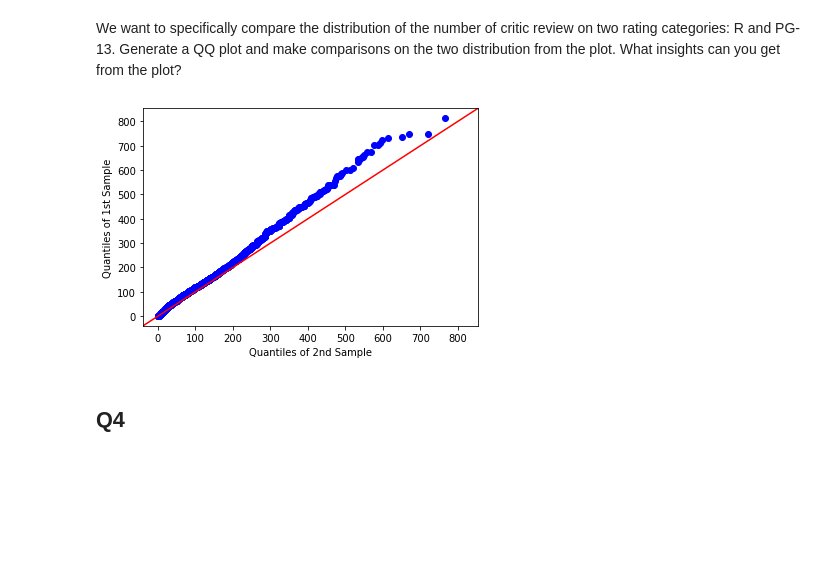
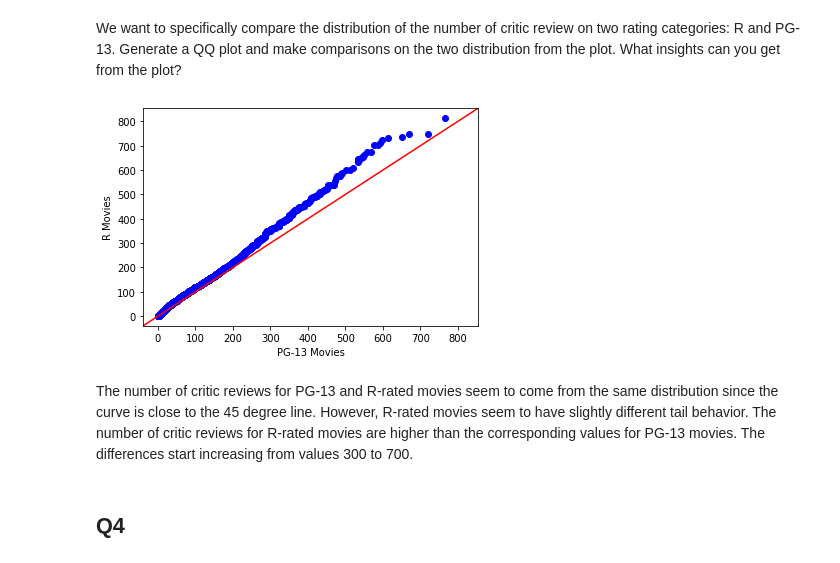
Before and after one commit to clrpoon/EECS-396-Introduction-to-the-Datascience-Pipeline, a Jupyter notebook: submission3/part1.ipynb, the cells around one changed output. Saved outputs shown, nothing was run; the diff lists cells and outputs as text; code cells hidden in the pictures; blank space fills up the shorter version.

```diff
--- a/submission3/part1.ipynb
+++ b/submission3/part1.ipynb
@@ -44,16 +46,18 @@ We want to specifically compare the distribution of the number of critic review
 # %%
 pg_thirteen_movies_critic_reviews = list(movies.loc[movies['content_rating'] == 'PG-13']['num_critic_for_reviews'])
 pg_thirteen_movies_critic_reviews = list(filter(lambda x: (not np.isnan(x)), pg_thirteen_movies_critic_reviews))
 pg_thirteen_movies_critic_reviews = sm.ProbPlot(np.array(pg_thirteen_movies_critic_reviews))
 
 r_movies_critic_reviews = list(movies.loc[movies['content_rating'] == 'R']['num_critic_for_reviews'])
 r_movies_critic_reviews = list(filter(lambda x: (not np.isnan(x)), r_movies_critic_reviews))
 r_movies_critic_reviews = sm.ProbPlot(np.array(r_movies_critic_reviews))
 
-qqplot_2samples(pg_thirteen_movies_critic_reviews, r_movies_critic_reviews, line='45')
+qqplot_2samples(pg_thirteen_movies_critic_reviews, r_movies_critic_reviews, xlabel='PG-13 Movies', ylabel='R Movies', line='45')
 plt.show()
 # %% [output]
-[figure, old version]
+[figure, new version]
+# %% [markdown]
+The number of critic reviews for PG-13 and R-rated movies seem to come from the same distribution since the curve is close to the 45 degree line. However, R-rated movies seem to have slightly different tail behavior. The number of critic reviews for R-rated movies are higher than the corresponding values for PG-13 movies. The differences start increasing from values 300 to 700.
 # %% [markdown]
 ## Q4
 # %% [markdown]
```
Also changed, not shown: parts of 4 cells of this notebook.
